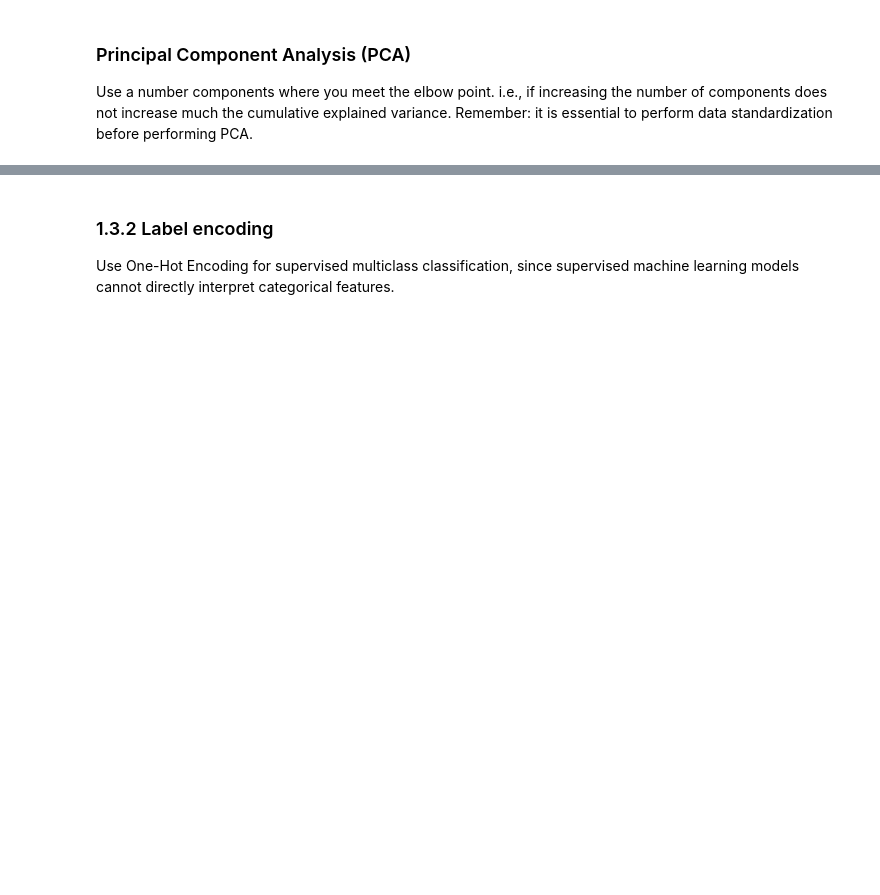
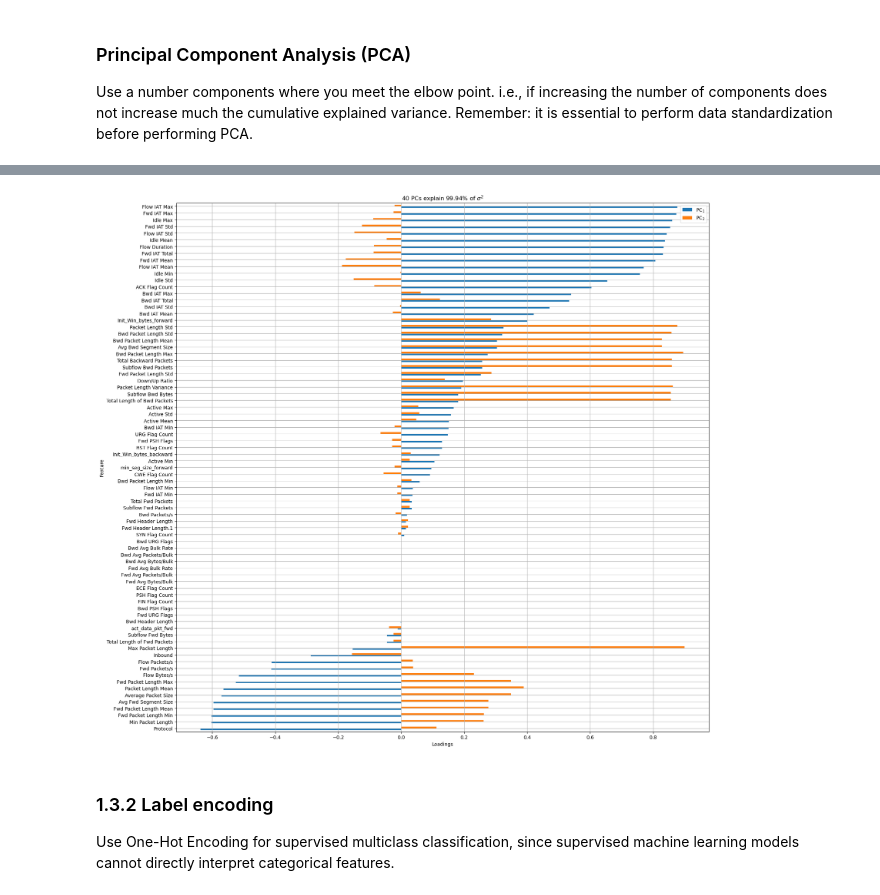
Before and after one commit to iochia02/ML4N_project, a Jupyter notebook: Code/main.ipynb, the cells around one changed output, grey strips where cells are left out. Saved outputs shown, nothing was run; the diff lists cells and outputs as text; code cells hidden in the pictures; blank space fills up the shorter version.

```diff
--- a/Code/main.ipynb
+++ b/Code/main.ipynb
@@ -113,0 +125,17 @@ Intel MKL WARNING: Support of Intel(R) Streaming SIMD Extensions 4.2 (Intel(R) S
+# %%
+# initialize the PCA with the best number of components, in this case, it's 40
+pca = PCA(n_components=40, random_state=42)
+
+# fit the data to new space
+pca.fit(df_copy[numerical_features])        # it determines the directions along which the data varies the most
+
+# transform the original data into PCA components
+pca_result = pca.transform(df_copy[numerical_features])
+
+# create the new dataset
+new_columns = [f'PC{i}' for i in range(1, PC_number+1)]
+df_pca = pd.DataFrame(pca_result, columns=new_columns)           # pd.DataFrame(...): crea un nuovo DataFrame con i dati trasformati, utilizzando le colonne denominate 'component_1', 'component_2', e 'component_3'
+
+df_pca['label'] = df['label']
+
+df_pca
@@ -114,3 +160,27 @@ Intel MKL WARNING: Support of Intel(R) Streaming SIMD Extensions 4.2 (Intel(R) S
+# %%
+# NOTA: i loading scores rappresentano il contributo di ciascuna feature originale a ciascun componente principale.
+# Un loading score alto (sia positivo che negativo) indica che quella particolare feature contribuisce fortemente
+# alla direzione di quel componente principale.
+# Questi punteggi aiutano a capire quali variabili originali influenzano maggiormente ciascun componente principale,
+# fornendo così informazioni sulle caratteristiche principali che descrivono i dati ridotti.
+
+# Compute the loading scores and create the dataframe
+loadings = pd.DataFrame(
+    data = pca.components_.T * np.sqrt(pca.explained_variance_),
+    columns = new_columns,
+    index = numerical_features
+)
+
+plt.figure(figsize=(20,20))
+loadings = loadings[['PC1', 'PC2']]     # seleziona solo i loading scores per i primi due componenti principali
+loadings.sort_values(['PC1', 'PC2']).rename(columns={'PC1':'PC$_{1}$', 'PC2':'PC$_{2}$'}).plot.barh(ax=plt.gca())
+plt.grid()
+plt.xlabel('Loadings')
+plt.ylabel('Feature')
+plt.title(f'{PC_number} PCs explain {round(perc_cumul_exp_var[PC_number-1], 2)}% of $\sigma^2$')
+plt.show()
+# %% [output]
+[figure, added]
 # %% [markdown]
 ### 1.3.2 Label encoding
 Use One-Hot Encoding for supervised multiclass classification, since supervised machine learning models cannot directly interpret categorical features.
```
Also changed, not shown: parts of 11 cells of this notebook.
